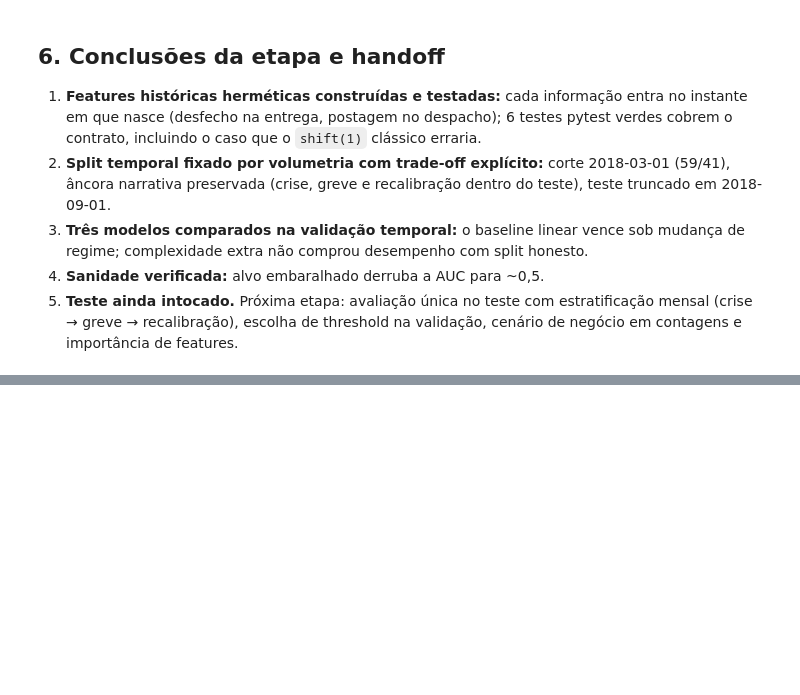
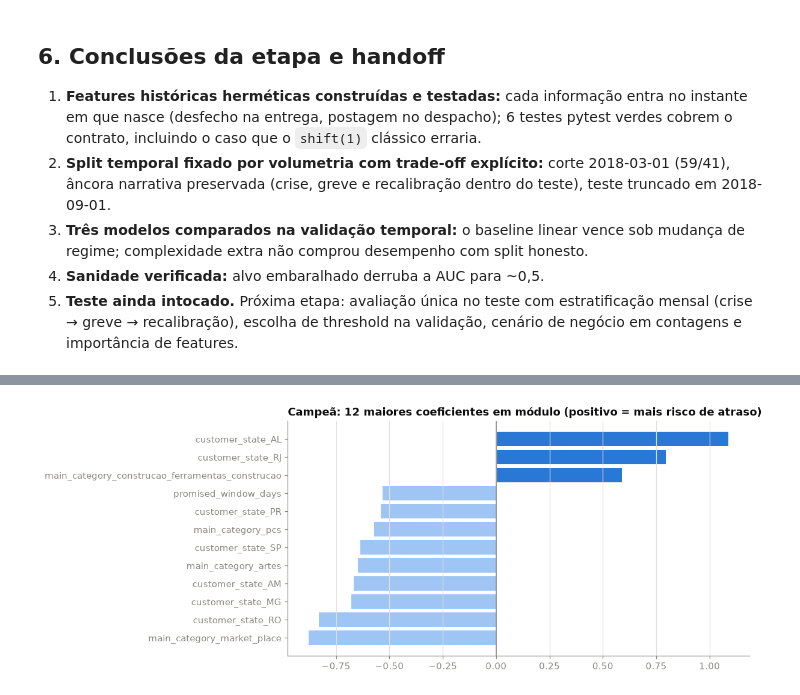
Before and after one commit to tf-ferreira/olist-delivery-delay-prediction, a Jupyter notebook: notebooks/03_modeling.ipynb, the cells around one changed output, grey strips where cells are left out. Cells and saved outputs as stored; diff of their text form; code cells hidden in the pictures; blank space fills up the shorter version.

```diff
--- a/notebooks/03_modeling.ipynb
+++ b/notebooks/03_modeling.ipynb
@@ -238,0 +438,20 @@ split_config.json salvo: {'cut': '2018-03-01', 'test_end': '2018-09-01', 'val_st
+# %%
+prep = finalists[CHAMPION].named_steps["prep"]
+coef = pd.DataFrame(
+    {
+        "feature": [n.split("__", 1)[1] for n in prep.get_feature_names_out()],
+        "coef": finalists[CHAMPION].named_steps["model"].coef_[0],
+    }
+)
+top = coef.reindex(coef["coef"].abs().sort_values(ascending=False).index).head(12)
+top = top.sort_values("coef")
+
+fig, ax = plt.subplots(figsize=(9, 4.6))
+ax.barh(top["feature"], top["coef"], color=[ACCENT if c > 0 else "#9ec5f4" for c in top["coef"]])
+ax.axvline(0, color=GRAY, linewidth=1)
+ax.grid(axis="x", color="#e1e0d9")
+ax.grid(axis="y", visible=False)
+ax.set_title("Campeã: 12 maiores coeficientes em módulo (positivo = mais risco de atraso)")
+plt.show()
+# %% [output]
+[figure, added]
```
Also changed, not shown: parts of 18 cells of this notebook, 1 other file.
